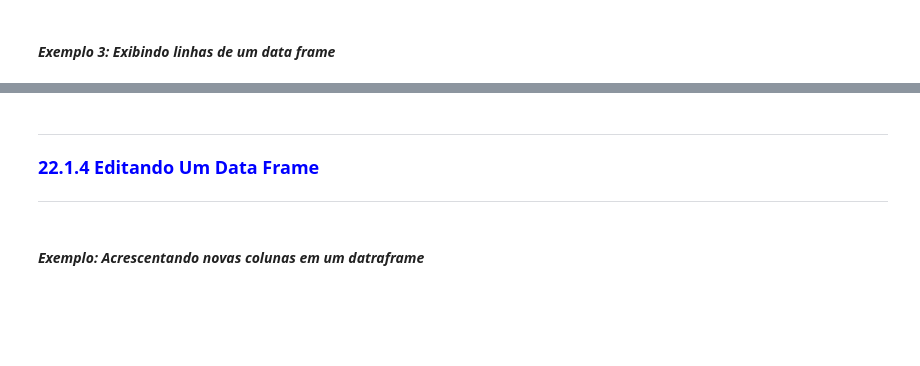
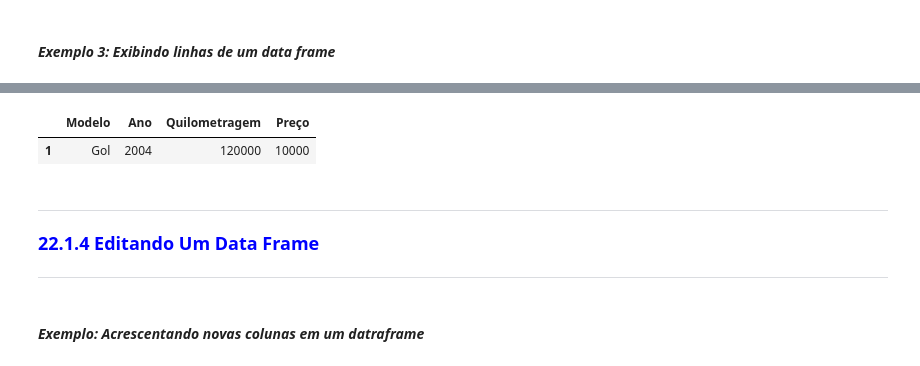
Before and after one commit to ProfAllanIFBA/Curso_Python_Com_Jupyter_Notebook, a Jupyter notebook: Capitulo022_Manipulando_Dados_Com_Pandas/Capitulo022_Manipulando_Dados_Com_Pandas.ipynb, the cells around one changed output, grey strips where cells are left out. Cells and saved outputs as stored; diff of their text form; code cells hidden in the pictures; blank space fills up the shorter version.

```diff
--- a/Capitulo022_Manipulando_Dados_Com_Pandas/Capitulo022_Manipulando_Dados_Com_Pandas.ipynb
+++ b/Capitulo022_Manipulando_Dados_Com_Pandas/Capitulo022_Manipulando_Dados_Com_Pandas.ipynb
@@ -189,6 +275,9 @@ tabela_carros.index
 # %%
 # Filtrando o dataframe pelo índice
-tabela_carros.filter(items=[2], axis=0)
+tabela_carros.filter(items=[1], axis=0)
+# %% [output]
+|  | Modelo | Ano | Quilometragem | Preço |
+| 1 | Gol | 2004 | 120000 | 10000 |
 # %% [markdown]
 ### <div style="margin-top: -20px;">
 <hr style="border: 2px solid blue;">
```
Also changed, not shown: parts of 88 cells of this notebook, 3 other files.
